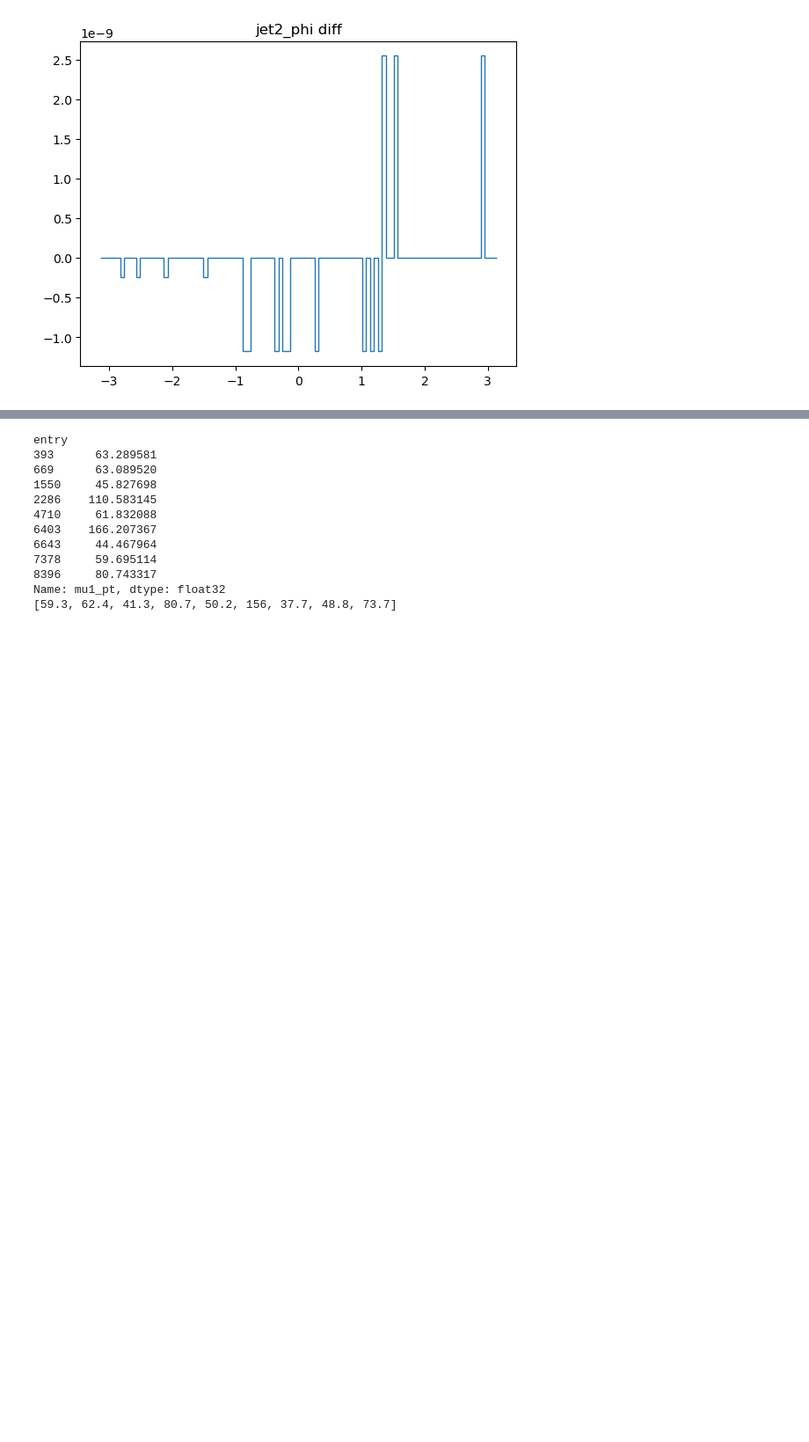
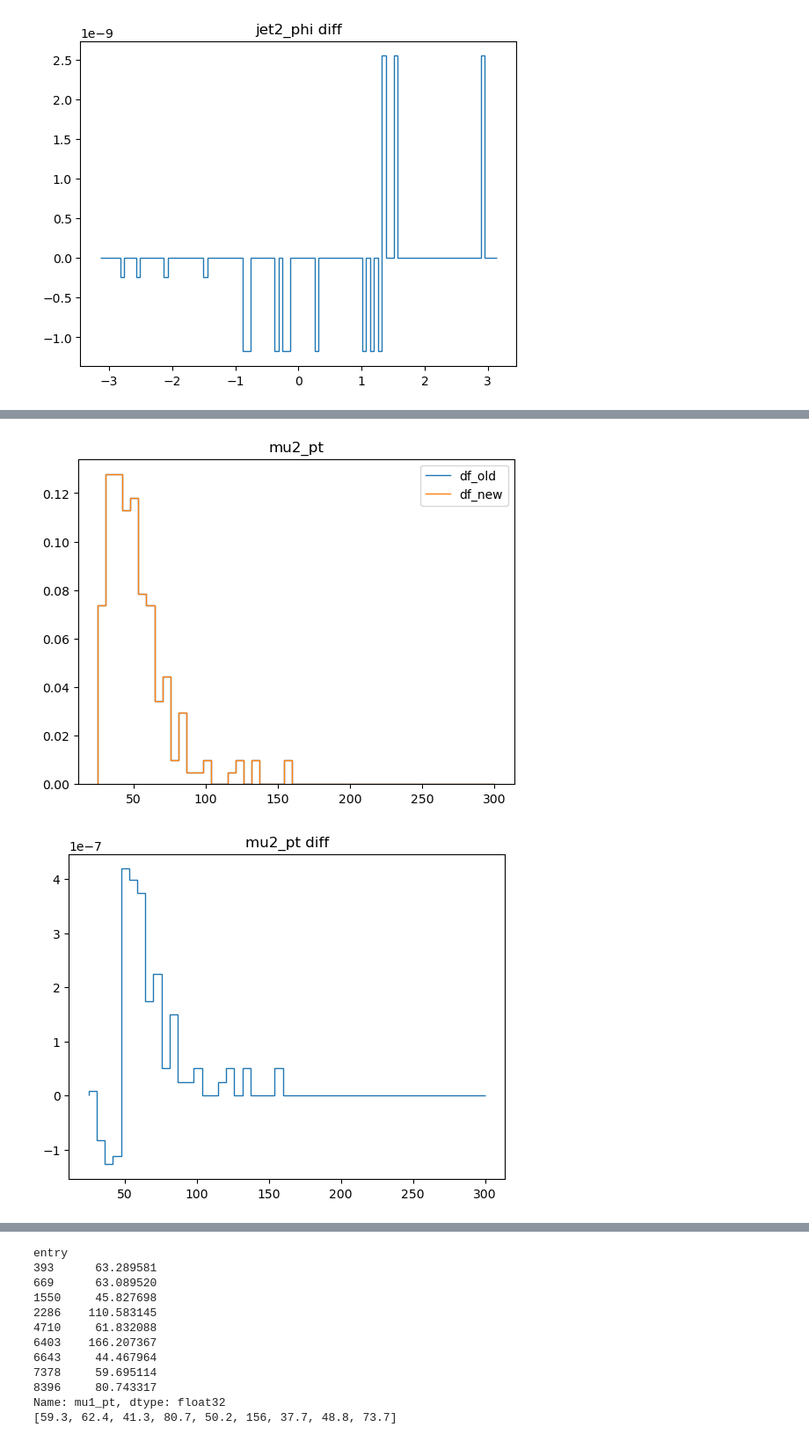
Before and after one commit to ram1123/copperheadV2, a Jupyter notebook: quick_validation_comparison.ipynb, the cells around one changed output, grey strips where cells are left out. Shown at 88% size. Drawn from its saved outputs; the diff is of its cells as text; code cells hidden in the pictures; blank space fills up the shorter version.

```diff
--- a/quick_validation_comparison.ipynb
+++ b/quick_validation_comparison.ipynb
@@ -300,3 +300,42 @@ for var in variables:
 [figure]
 [figure]
 [figure]
+# %%
+"""
+fsr version for mu2, fsr_mask is already applied, so we don't change anything
+"""
+# var = "mu1_pt"
+# var = "dimuon_mass"
+# var = "jet1_pt"
+# variables = ["mu1_pt", "mu2_pt", "dimuon_mass"]
+variables = ["mu2_pt","mu2_eta", "mu2_phi",
+             "jet2_mass", "jet2_pt", "jet2_eta", "jet2_phi"
+            ]
+weights_old = df_old["weights"].compute()
+weights_new = ak.to_numpy(df_new["weights"].compute())
+for var in variables:
+    kin = var.split("_")[-1]
+    # binning = np.linspace(*[25, 300, 50])
+    binning = np.linspace(*binning_map[kin])
+    # the way copperheadV1 defines mu2 is the muon with the lowest pt, thus the
+    # only way to make copperheadV1 and copperheadV2 same is to ensure nmuons ==2
+    if 'mu' in var:
+        nvars_new = df_new["nmuons"].compute()
+        nvars_old = df_old["nmuons"].compute()
+    else:
+        nvars_new = df_new["njets"].compute()
+        nvars_old = df_old["njets"].compute()
+    hist_old, edges = np.histogram(df_old[nvars_old ==2][var].compute(), bins=binning , weights=weights_old[nvars_old ==2])
+    hist_new, _= np.histogram(df_new[nvars_new ==2][var].compute(), bins=binning , weights=weights_new[nvars_new ==2])
+
+    plt.stairs(hist_old, edges, label = "df_old")
+    plt.stairs(hist_new, edges, label = "df_new")
+    plt.legend(loc="upper right")
+    plt.title(var)
+    plt.show()
+    plt.stairs((hist_new-hist_old), edges)
+    plt.title(var+" diff")
+    plt.show()
+# %% [output]
+[figure, added]
+[figure, added]
```
Also changed, not shown: parts of 2 cells of this notebook, 2 other files.
